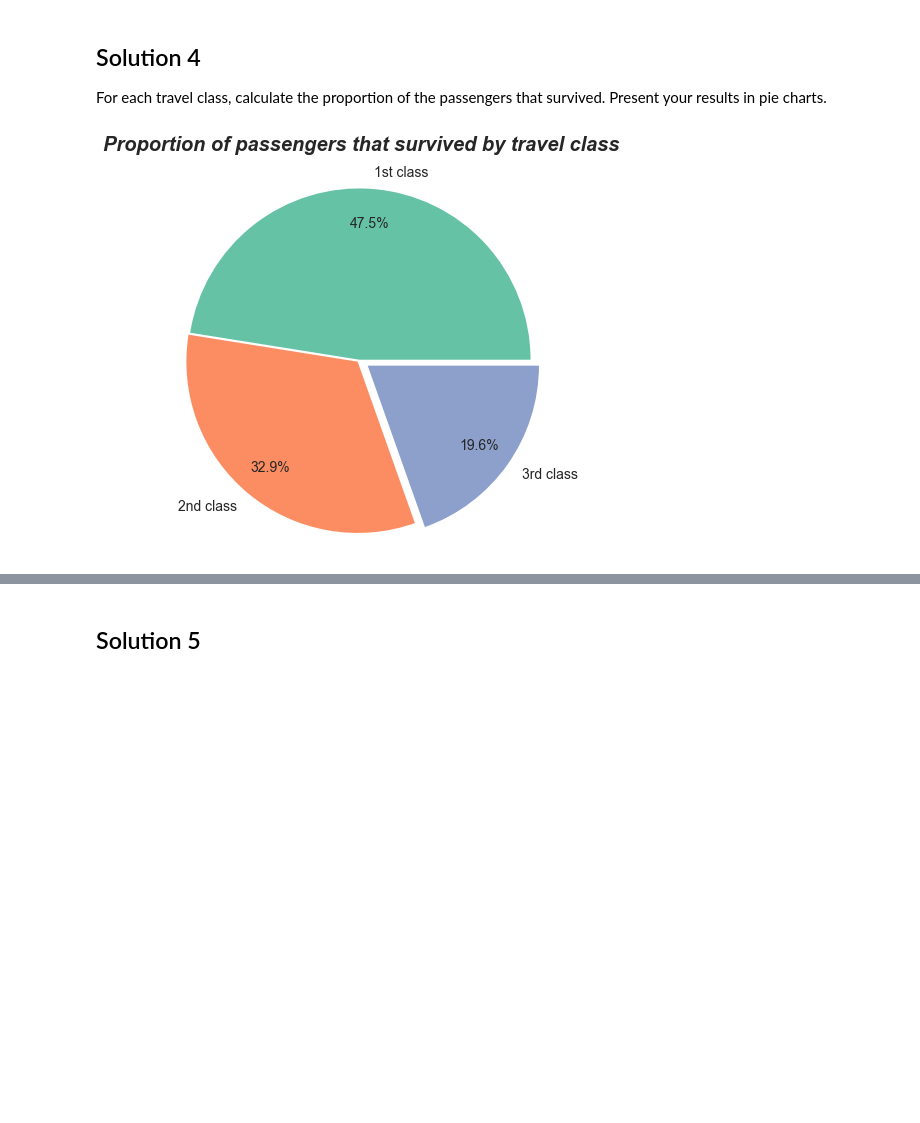
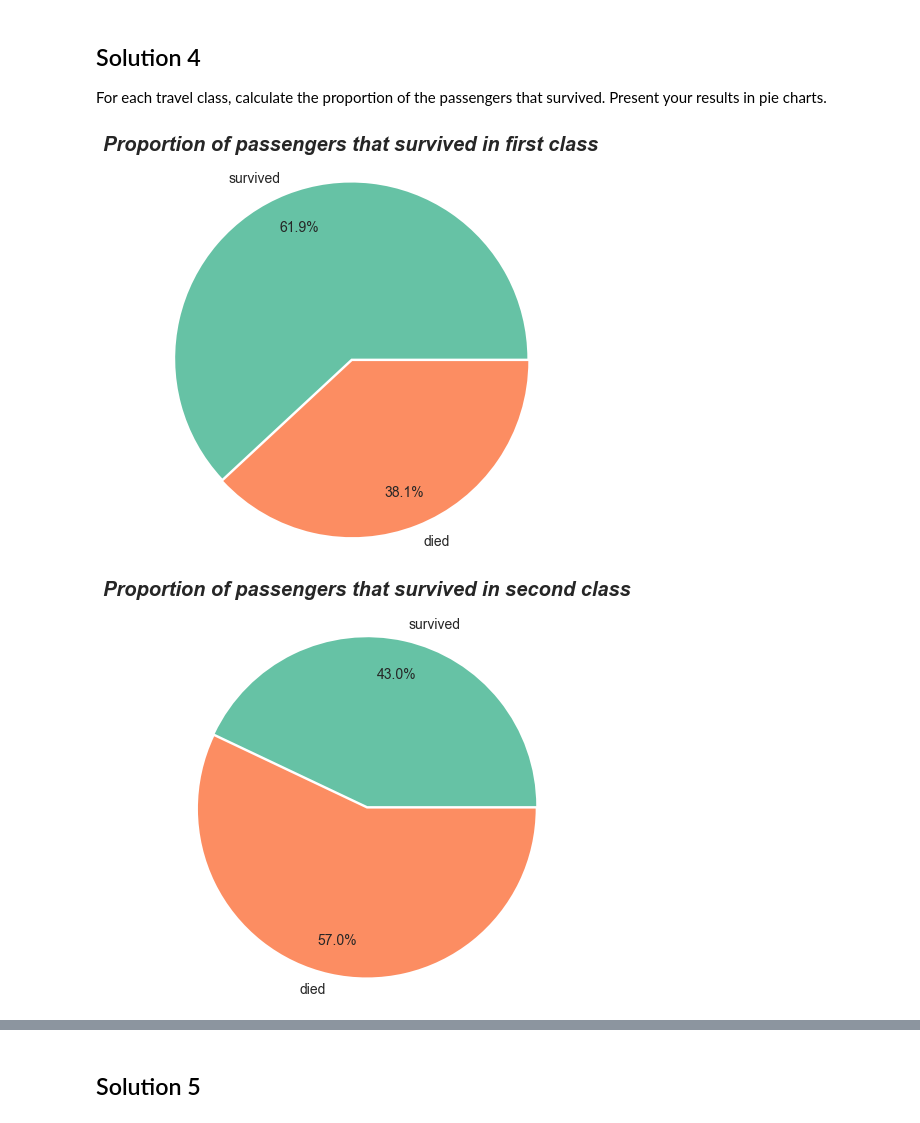
Before and after one commit to lkieliger/adagroup, a Jupyter notebook: hw1/Homework 1.ipynb, the cells around one changed output, grey strips where cells are left out. Saved outputs shown, nothing was run; the diff lists cells and outputs as text; code cells hidden in the pictures; blank space fills up the shorter version.

```diff
--- a/hw1/Homework 1.ipynb
+++ b/hw1/Homework 1.ipynb
@@ -551,12 +569,15 @@ For each travel class, calculate the proportion of the passengers that survived.
 # %%
 survivors_df = titanic_data[['pclass', 'survived']]
 
 # Divide the number of survivor of each class by the respective number of passengers for each class
 survivors_df = survivors_df.groupby('pclass').sum().div(
     survivors_df.pclass.value_counts().sort_index(), axis=0)
-
+survivors_df['died'] = 1.0 - survivors_df.survived
 survivors_df = survivors_df.rename(index={1:'1st class', 2:'2nd class', 3:'3rd class'}, level=0)
 
-pretty_pie('Proportion of passengers that survived by travel class', survivors_df, survivors_df.index)
+pretty_pie('Proportion of passengers that survived in first class', survivors_df.iloc[0], survivors_df.iloc[0].index)
+pretty_pie('Proportion of passengers that survived in second class', survivors_df.iloc[1], survivors_df.iloc[1].index)
+pretty_pie('Proportion of passengers that survived in third class', survivors_df.iloc[2], survivors_df.iloc[2].index)
 # %% [output]
-[figure, old version]
+[figure, new version]
+[figure, added]
```
Also changed, not shown: parts of 8 cells of this notebook.
